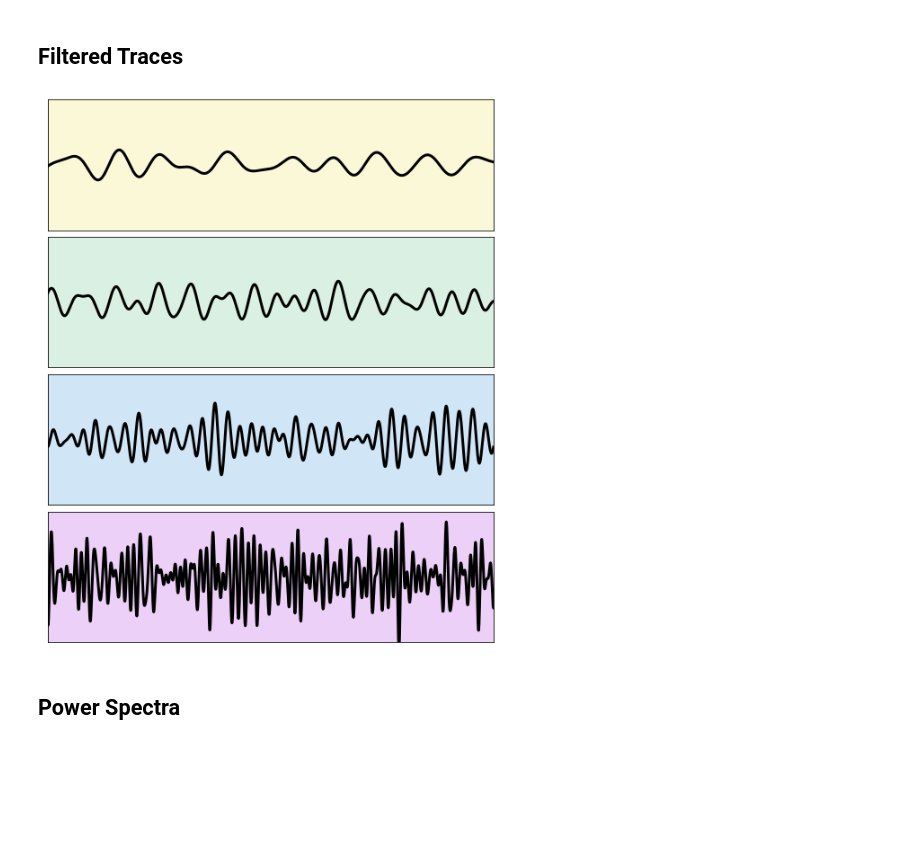
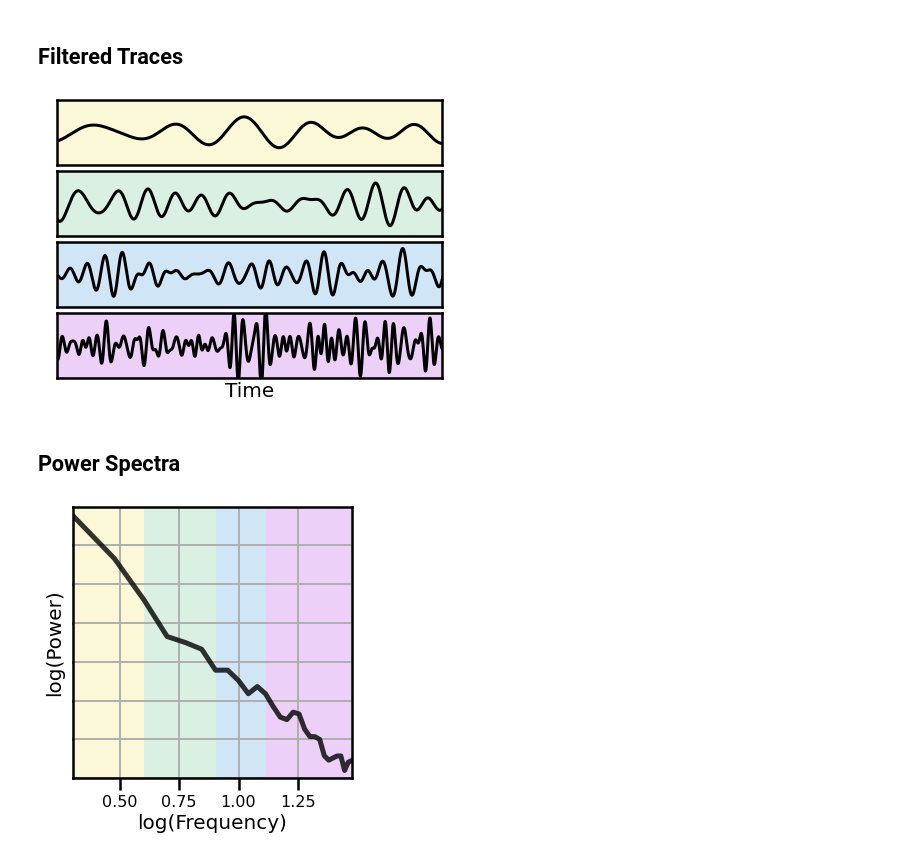
Before and after one commit to TomDonoghue/OverviewFigures, a Jupyter notebook: conflations.ipynb, the cells around one changed output. Saved outputs shown, nothing was run; the diff lists cells and outputs as text; code cells hidden in the pictures; blank space fills up the shorter version.

```diff
--- a/conflations.ipynb
+++ b/conflations.ipynb
@@ -16,11 +19,14 @@ from fooof.plts.spectra import plot_spectrum_shading
 
 from utils import save_fig
 from settings import BANDS, BAND_COLORS
+# %%
+import seaborn as sns
+sns.set_context('poster')
 # %%
 set_random_seed(505)
 # %% [markdown]
 ## Settings
 # %%
 fs = 1000
-n_seconds = 25
+n_seconds = 60
 # %%
@@ -45,23 +46,43 @@ pink = sim_powerlaw(n_seconds, fs, -1)
 ## Filtered Traces
 # %%
 # Set which data to plot
-plot_data = white
+plot_data = pink
+# %%
+# Plot settings
+filt_xlim = [5, 7]
+filt_ylim = [-0.75, 0.75]
+plt_kwargs = {'xlabel' : '', 'ylabel' : '', 'lw' : 3}
 # %%
 # Create a plot of the data filtered into different frequency ranges
-_, axes = plt.subplots(len(BANDS), 1, figsize=(8, 9))
+_, axes = plt.subplots(len(BANDS), 1, figsize=(7, 5))
 for ax, color, (label, filt_range) in zip(axes, list(BAND_COLORS.values()), BANDS):
 
     band_sig = filter_signal(plot_data, fs, 'bandpass', filt_range)
     plot_time_series(times, band_sig, ax=ax,
                      xlim=filt_xlim, ylim=filt_ylim, **plt_kwargs)
     ax.axvspan(filt_xlim[0], filt_xlim[1], alpha=0.2, color=color)
     ax.set_xticks([]); ax.set_yticks([]);
 
-plt.subplots_adjust(hspace=0.05)
-save_fig(SAVE, 'white_noise_filters.pdf')
+plt.xlabel('Time', fontsize=20)
+plt.subplots_adjust(hspace=0.1)
+#save_fig(True, 'pink_noise_filters.pdf')
 # %% [output]
-[figure, old version]
+[figure, new version]
 # %% [markdown]
 ## Power Spectra
+# %%
+# Plot the power spectrum of the simulated signal
+_, ax = plt.subplots(figsize=(5, 5))
+freqs, powers = trim_spectrum(*compute_spectrum(pink, fs, nperseg=fs), f_range)
+plot_spectrum_shading(freqs, powers, log_freqs=True,log_powers=True, alpha=0.8,
+                      lw=5, color='black', shades=BANDS.definitions,
+                      shade_colors=list(BAND_COLORS.values()), ax=ax)
+plt.xlim(np.log10(f_range))
+plt.gca().yaxis.set_tick_params(length=1)
+plt.gca().set_yticklabels([]);
+plt.ylim([-2.6, -1.2])
+save_fig(True, 'pink_noise_psd_shaded.pdf')
+# %% [output]
+[figure, added]
 # %%
 # Plot the power spectrum of the simulated signal
```
Also changed, not shown: parts of 21 cells of this notebook.
